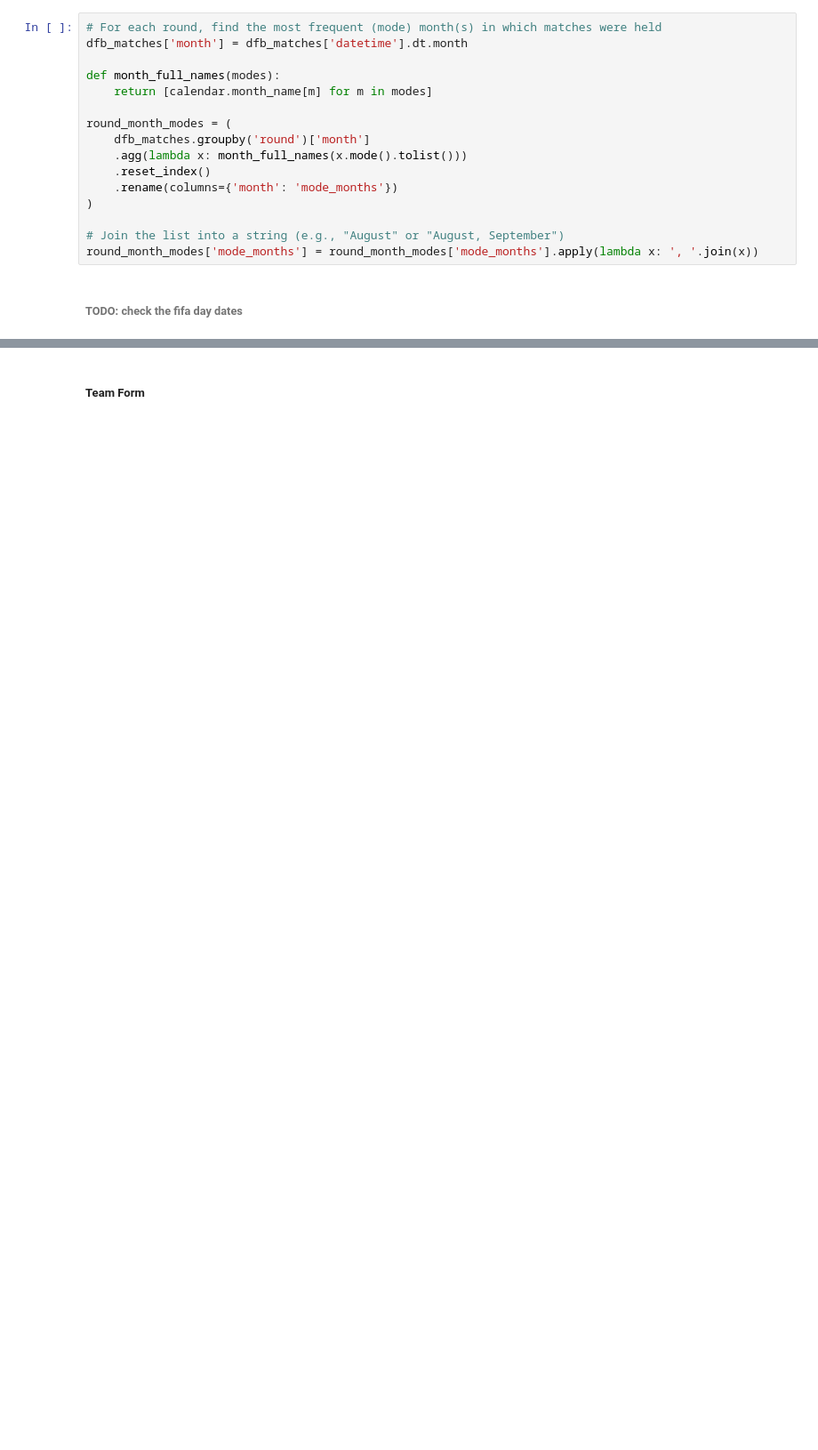
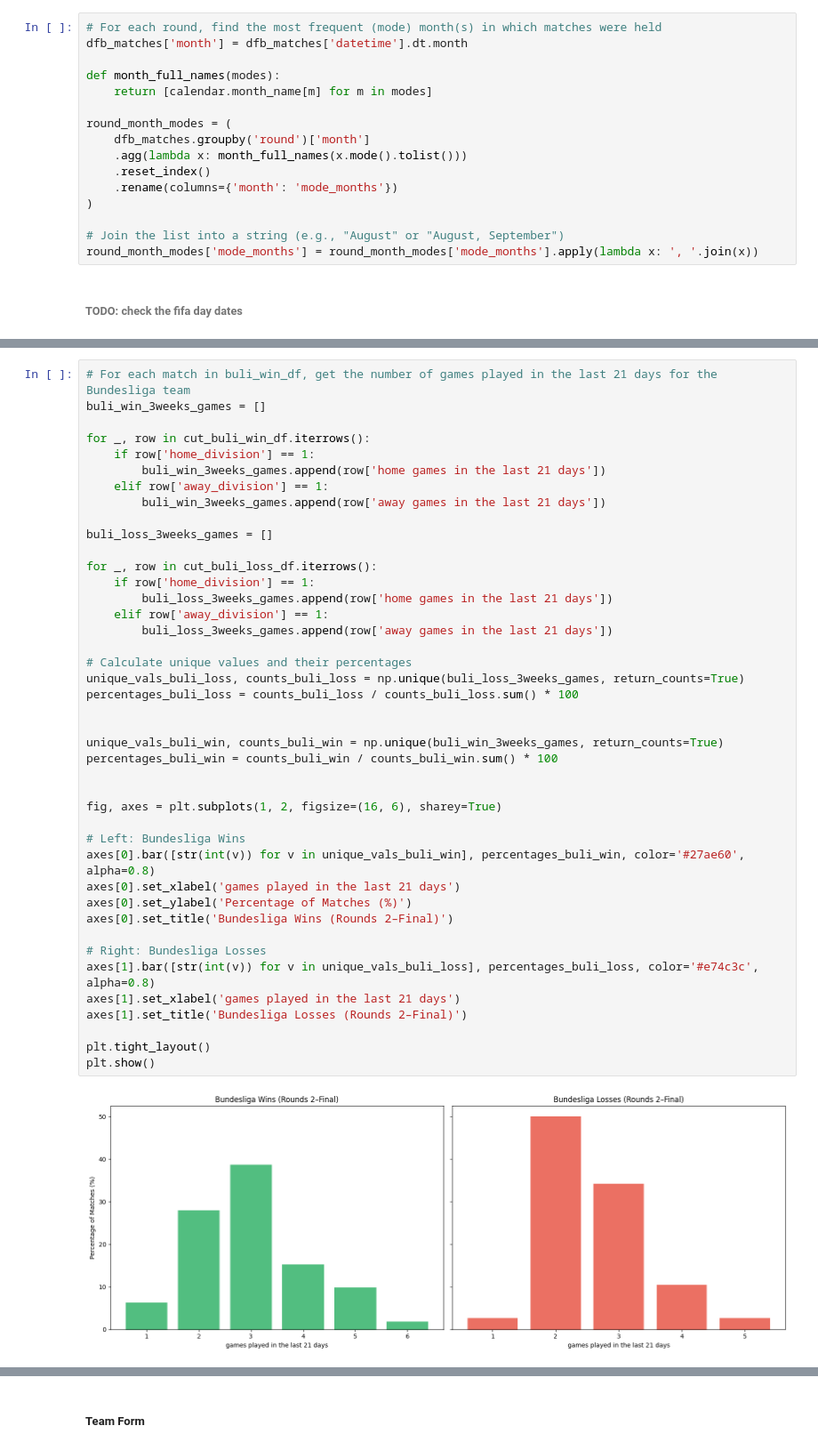
Before and after one commit to armin2080/DFB-Cup, a Jupyter notebook: notebook.ipynb, the cells around one changed output, grey strips where cells are left out. Shown at 89% size. Saved outputs shown, nothing was run; the diff lists cells and outputs as text; blank space fills up the shorter version.

Commit message:
Further team schedule analysis

```diff
--- a/notebook.ipynb
+++ b/notebook.ipynb
@@ -1278,0 +1295,44 @@ Mean (Wins): 0.54, Mean (Losses): 0.13
+# %%
+# For each match in buli_win_df, get the number of games played in the last 21 days for the Bundesliga team
+buli_win_3weeks_games = []
+
+for _, row in cut_buli_win_df.iterrows():
+    if row['home_division'] == 1:
+        buli_win_3weeks_games.append(row['home games in the last 21 days'])
+    elif row['away_division'] == 1:
+        buli_win_3weeks_games.append(row['away games in the last 21 days'])
+
+buli_loss_3weeks_games = []
+
+for _, row in cut_buli_loss_df.iterrows():
+    if row['home_division'] == 1:
+        buli_loss_3weeks_games.append(row['home games in the last 21 days'])
+    elif row['away_division'] == 1:
+        buli_loss_3weeks_games.append(row['away games in the last 21 days'])
+
+# Calculate unique values and their percentages
+unique_vals_buli_loss, counts_buli_loss = np.unique(buli_loss_3weeks_games, return_counts=True)
+percentages_buli_loss = counts_buli_loss / counts_buli_loss.sum() * 100
+
+
+unique_vals_buli_win, counts_buli_win = np.unique(buli_win_3weeks_games, return_counts=True)
+percentages_buli_win = counts_buli_win / counts_buli_win.sum() * 100
+
+
+fig, axes = plt.subplots(1, 2, figsize=(16, 6), sharey=True)
+
+# Left: Bundesliga Wins
+axes[0].bar([str(int(v)) for v in unique_vals_buli_win], percentages_buli_win, color='#27ae60', alpha=0.8)
+axes[0].set_xlabel('games played in the last 21 days')
+axes[0].set_ylabel('Percentage of Matches (%)')
+axes[0].set_title('Bundesliga Wins (Rounds 2–Final)')
+
+# Right: Bundesliga Losses
+axes[1].bar([str(int(v)) for v in unique_vals_buli_loss], percentages_buli_loss, color='#e74c3c', alpha=0.8)
+axes[1].set_xlabel('games played in the last 21 days')
+axes[1].set_title('Bundesliga Losses (Rounds 2–Final)')
+
+plt.tight_layout()
+plt.show()
+# %% [output]
+[figure, added]
```
Also changed, not shown: parts of 12 cells of this notebook.
